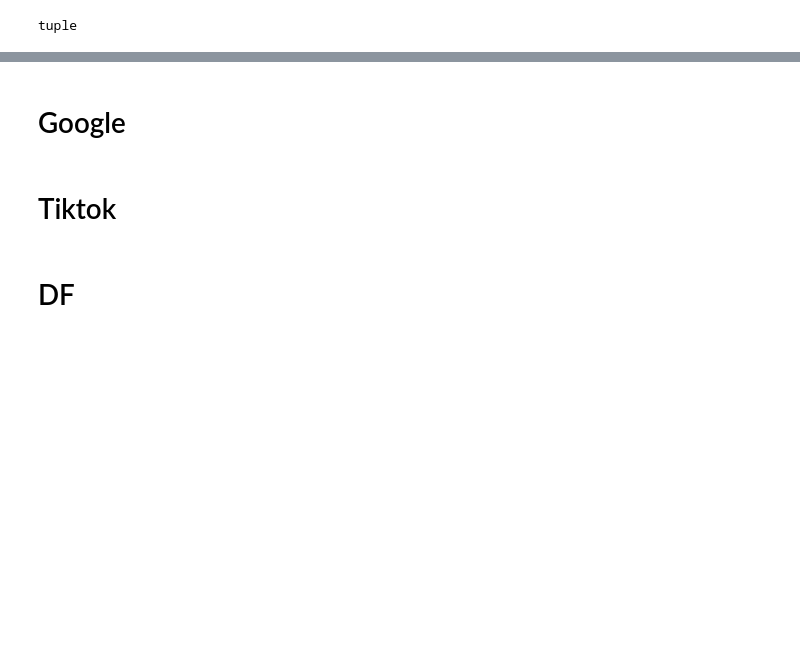
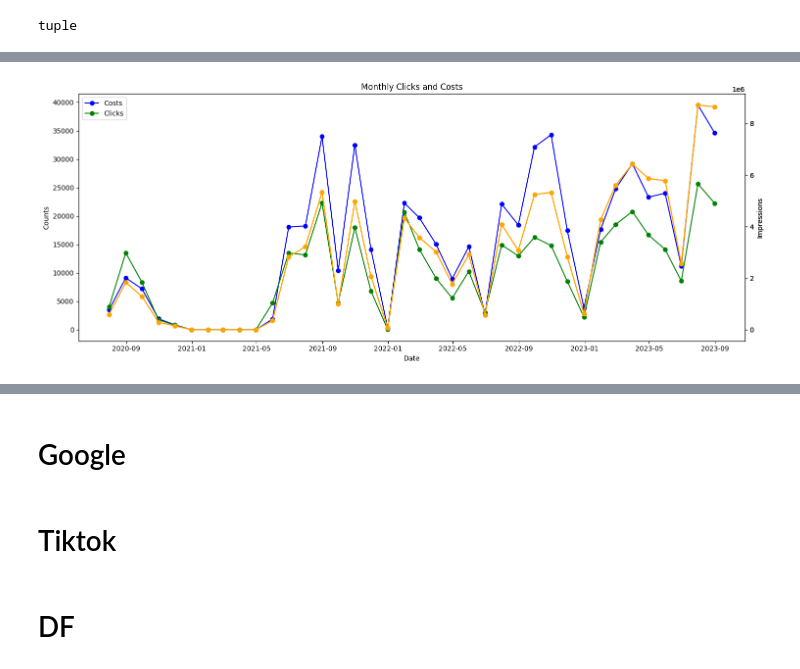
Before and after one commit to data-Zee/MMM-project-lewagon, a Jupyter notebook: notebooks/Visualition_website.ipynb, the cells around one changed output, grey strips where cells are left out. Cells and saved outputs as stored; diff of their text form; code cells hidden in the pictures; blank space fills up the shorter version.

```diff
--- a/notebooks/Visualition_website.ipynb
+++ b/notebooks/Visualition_website.ipynb
@@ -195,0 +196,80 @@ plt.show()
+# %%
+import matplotlib.pyplot as plt
+import mplcursors
+import ipywidgets as widgets
+from IPython.display import display
+
+# Assuming fb_data_monthly is your DataFrame containing the required columns
+
+# Create a slider for controlling the x-axis range
+slider = widgets.IntRangeSlider(
+    value=[0, len(fb_data_monthly)-1],
+    min=0,
+    max=len(fb_data_monthly)-1,
+    step=1,
+    description='Date Range:',
+    continuous_update=False  # Update only when slider released
+)
+
+# Create the interactive figure
+fig, ax = plt.subplots(figsize=(15, 6))
+
+# Plot the 'costs' and 'clicks' columns on the primary y-axis
+lines = []
+lines.append(ax.plot(fb_data_monthly.index, fb_data_monthly['fb_costs'], marker='o', color='blue', label='Costs')[0])
+lines.append(ax.plot(fb_data_monthly.index, fb_data_monthly['fb_clicks'], marker='o', color='green', label='Clicks')[0])
+
+# Set plot title and labels
+ax.set_title('Monthly Clicks and Costs')
+ax.set_xlabel('Date')
+ax.set_ylabel('Counts')
+ax.legend()
+
+# Create a twin y-axis for the impressions data
+ax2 = ax.twinx()
+lines.append(ax2.plot(fb_data_monthly.index, fb_data_monthly['fb_impressions'], marker='o', color='orange', label='Impressions')[0])
+ax2.set_ylabel('Impressions')
+
+# Attach mplcursors to the figure
+mplcursors.cursor(lines)
+
+# Function to update the plot based on slider value
+def update_plot(change):
+    start_idx, end_idx = slider.value
+    subset_data = fb_data_monthly.iloc[start_idx:end_idx+1]
+
+    ax.clear()  # Clear the previous plot
+
+    # Plot the 'costs' and 'clicks' columns on the primary y-axis
+    lines = []
+    lines.append(ax.plot(subset_data.index, subset_data['fb_costs'], marker='o', color='blue', label='Costs')[0])
+    lines.append(ax.plot(subset_data.index, subset_data['fb_clicks'], marker='o', color='green', label='Clicks')[0])
+
+    # Set plot title and labels
+    ax.set_title('Monthly Clicks and Costs')
+    ax.set_xlabel('Date')
+    ax.set_ylabel('Counts')
+    ax.legend()
+
+    # Create a twin y-axis for the impressions data
+    ax2 = ax.twinx()
+    lines.append(ax2.plot(subset_data.index, subset_data['fb_impressions'], marker='o', color='orange', label='Impressions')[0])
+    ax2.set_ylabel('Impressions')
+
+    # Attach mplcursors to the updated plot
+    mplcursors.cursor(lines)
+
+    plt.xticks(rotation=45)
+
+    plt.tight_layout()
+
+# Attach the update function to the slider's value change event
+slider.observe(update_plot, names='value')
+
+# Initial plot
+update_plot(None)
+
+# Display the slider and the plot
+display(slider)
+display(fig)
+# %% [output]
@@ -195,0 +277 @@ plt.show()
+[figure, added]
```
Also changed, not shown: parts of 7 cells of this notebook, 2 other files.
